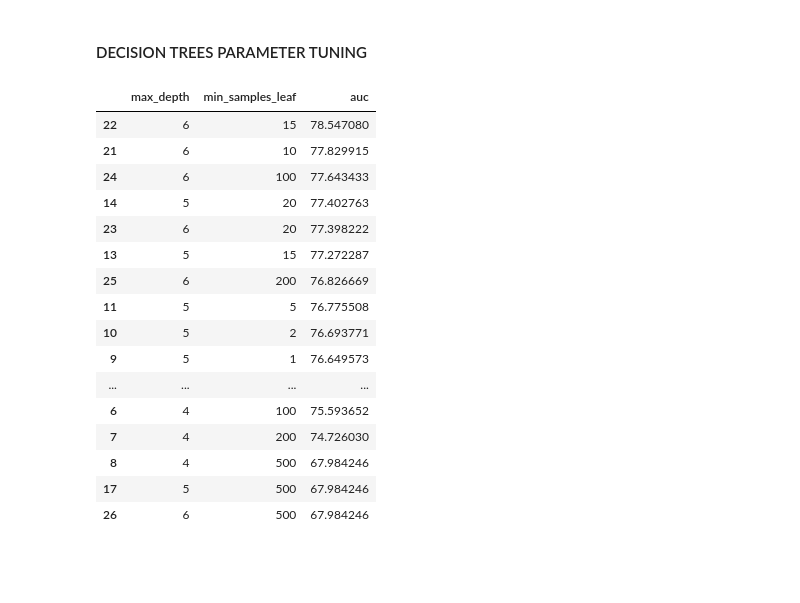
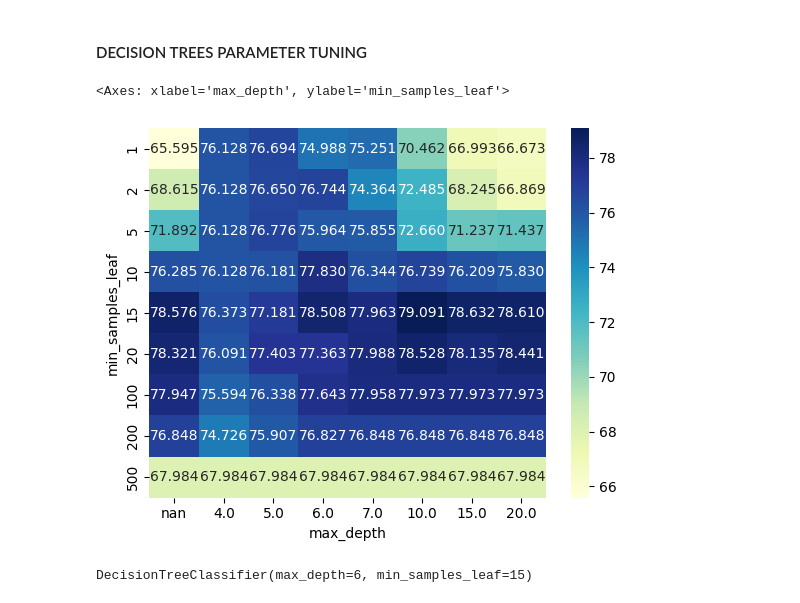
Before and after one commit to niltonPegass/ML_zoomcamp, a Jupyter notebook: ML_zoomcamp/06_trees/homework_trees.ipynb, the cells around one changed output. Saved outputs shown, nothing was run; the diff lists cells and outputs as text; code cells hidden in the pictures; blank space fills up the shorter version.

```diff
--- a/ML_zoomcamp/06_trees/homework_trees.ipynb
+++ b/ML_zoomcamp/06_trees/homework_trees.ipynb
@@ -453,13 +454,14 @@ DEFAULT      OK
 # %% [markdown]
 #### DECISION TREES PARAMETER TUNING
 # %%
-list_max_depth = [4, 5, 6]
-list_samples_leaf = [1, 2, 5, 10, 15, 20, 100, 200, 500]
+md = [4, 5, 6, 7, 10, 15, 20, None]
+msl = [1, 2, 5, 10, 15, 20, 100, 200, 500]
 scores = []
 
-for max_depth in list_max_depth:
-    for samples_leaf in list_samples_leaf:
-        tree = DecisionTreeClassifier(max_depth=max_depth, min_samples_leaf=samples_leaf)
+for max_depth in md:
+    for samples_leaf in msl:
+        tree = DecisionTreeClassifier(max_depth=max_depth,
+                                      min_samples_leaf=samples_leaf)
 
         tree.fit(X_train, y_train)
 
@@ -468,23 +470,19 @@ for max_depth in list_max_depth:
 
         scores.append((max_depth, samples_leaf, auc))
 
-scores = pd.DataFrame(scores, columns=['max_depth', 'min_samples_leaf', 'auc'])
-scores.sort_values('auc', ascending=False)
+df_scores = pd.DataFrame(scores, columns=['max_depth', 'min_samples_leaf', 'auc'])
+df_scores = df_scores.sort_values('auc', ascending=False).reset_index(drop=True)
-# %% [output]
-|  | max_depth | min_samples_leaf | auc |
-| 22 | 6 | 15 | 78.547080 |
-| 21 | 6 | 10 | 77.829915 |
-| 24 | 6 | 100 | 77.643433 |
-| 14 | 5 | 20 | 77.402763 |
-| 23 | 6 | 20 | 77.398222 |
-| 13 | 5 | 15 | 77.272287 |
-| 25 | 6 | 200 | 76.826669 |
-| 11 | 5 | 5 | 76.775508 |
-| 10 | 5 | 2 | 76.693771 |
-| 9 | 5 | 1 | 76.649573 |
-| ... | ... | ... | ... |
-| 6 | 4 | 100 | 75.593652 |
-| 7 | 4 | 200 | 74.726030 |
-| 8 | 4 | 500 | 67.984246 |
-| 17 | 5 | 500 | 67.984246 |
-| 26 | 6 | 500 | 67.984246 |
+# %%
+scores_pivot = df_scores.pivot(index='min_samples_leaf',
+                columns='max_depth',
+                values='auc').round(3)
+
+sns.heatmap(scores_pivot, annot=True, fmt='.3f', cmap='YlGnBu')
+# %% [output]
+<Axes: xlabel='max_depth', ylabel='min_samples_leaf'>
+[figure, added]
+# %%
+tree = DecisionTreeClassifier(max_depth=6, min_samples_leaf=15)
+tree.fit(X_train, y_train)
+# %% [output]
+DecisionTreeClassifier(max_depth=6, min_samples_leaf=15)
```
Also changed, not shown: parts of 1 cell of this notebook.
